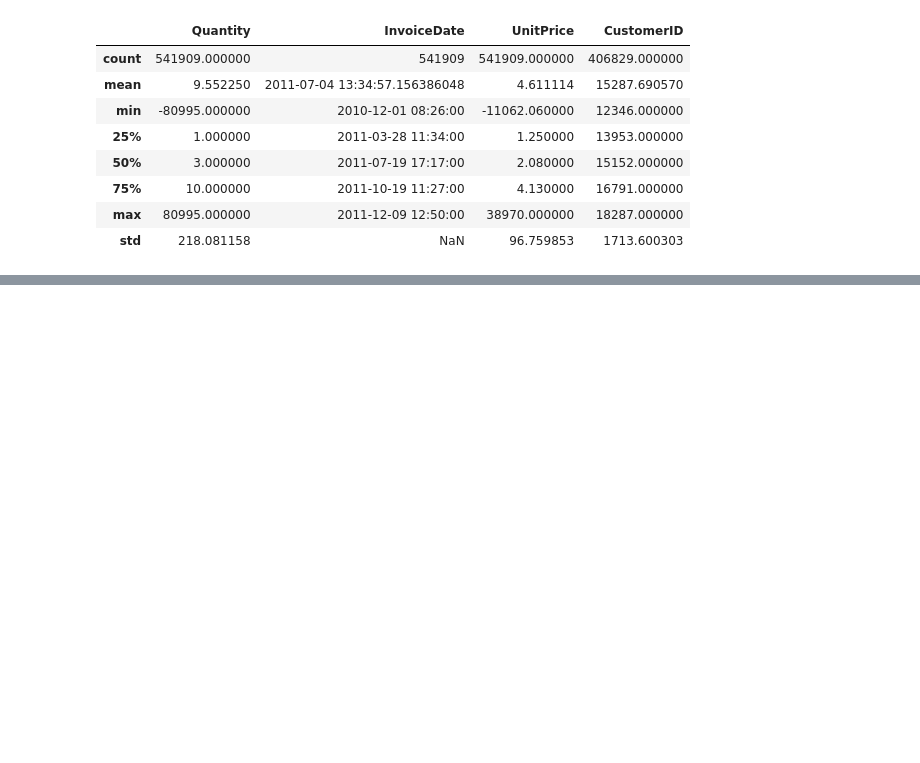
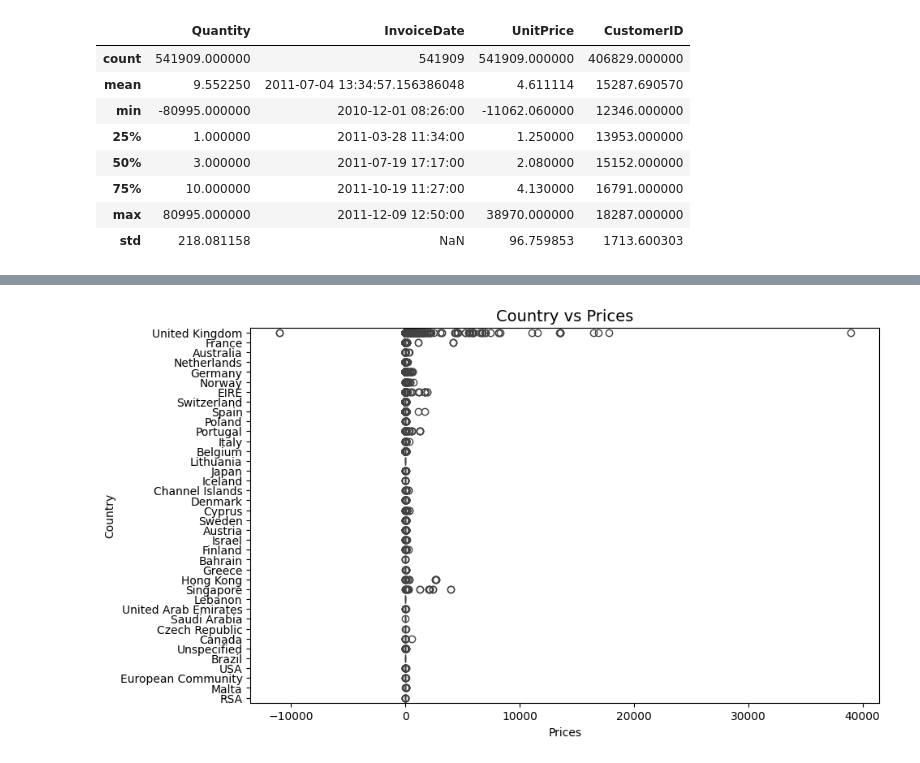
Before and after one commit to Nikhil5566/EDA-Prostate-cancer-dataset-, a Jupyter notebook: Online_Retail.ipynb, the cells around one changed output, grey strips where cells are left out. Saved outputs shown, nothing was run; the diff lists cells and outputs as text; code cells hidden in the pictures; blank space fills up the shorter version.

```diff
--- a/Online_Retail.ipynb
+++ b/Online_Retail.ipynb
@@ -156,3 +200,12 @@ memory usage: 24.6+ MB
+# %%
+plt.figure(figsize=(10, 6))
+sns.boxplot(x=df["UnitPrice"], y=df["Country"], palette="coolwarm")
+plt.title("Country vs Prices", fontsize=14)
+plt.xlabel("Prices")
+plt.ylabel("Country")
+plt.show()
+# %% [output]
+[figure, added]
 # %%
 plt.figure(figsize=(10, 8))
 sns.heatmap(df.corr(numeric_only = True), annot=True, cmap="coolwarm", linewidths=1)
```
Also changed, not shown: parts of 12 cells of this notebook.
